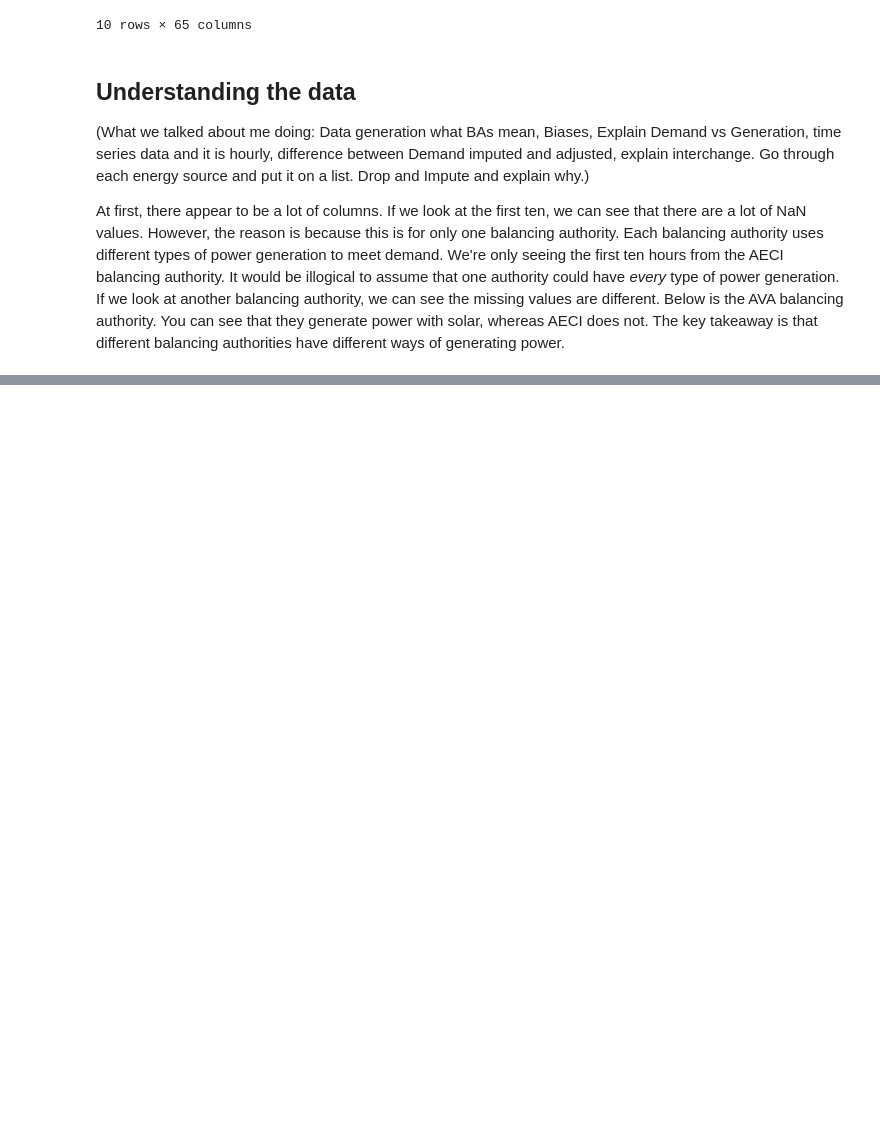
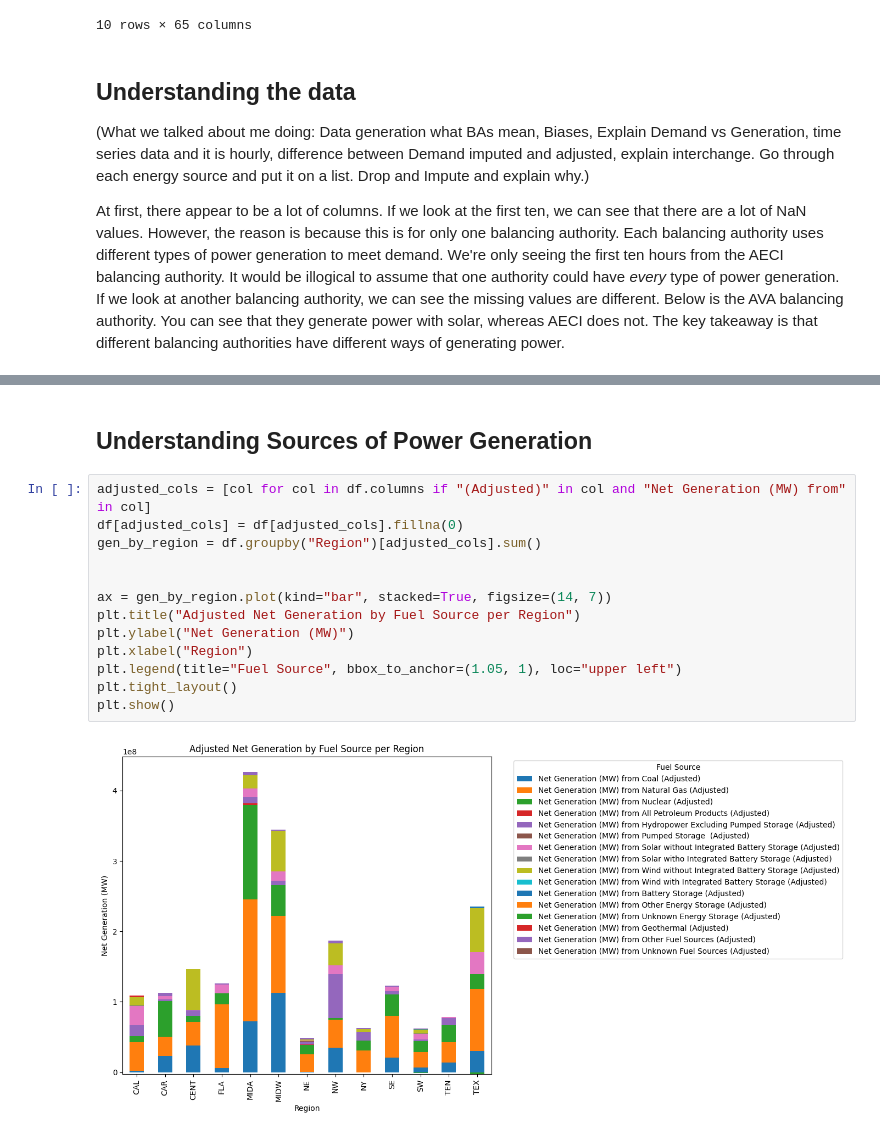
Before and after one commit to Michaelsaju1/AIPI510_Module_Project_1, a Jupyter notebook: power_grid_analysis.ipynb, the cells around one changed output, grey strips where cells are left out. Saved outputs shown, nothing was run; the diff lists cells and outputs as text; blank space fills up the shorter version.

Commit message:
Add more EDA, plotting power usage by region

```diff
--- a/power_grid_analysis.ipynb
+++ b/power_grid_analysis.ipynb
@@ -125,0 +241,17 @@ ____________________Double check the adjusted explanation for these columns_____
+# %% [markdown]
+## Understanding Sources of Power Generation
+# %%
+adjusted_cols = [col for col in df.columns if "(Adjusted)" in col and "Net Generation (MW) from" in col]
+df[adjusted_cols] = df[adjusted_cols].fillna(0)
+gen_by_region = df.groupby("Region")[adjusted_cols].sum()
+
+
+ax = gen_by_region.plot(kind="bar", stacked=True, figsize=(14, 7))
+plt.title("Adjusted Net Generation by Fuel Source per Region")
+plt.ylabel("Net Generation (MW)")
+plt.xlabel("Region")
+plt.legend(title="Fuel Source", bbox_to_anchor=(1.05, 1), loc="upper left")
+plt.tight_layout()
+plt.show()
+# %% [output]
+[figure, added]
```
Also changed, not shown: parts of 9 cells of this notebook.
